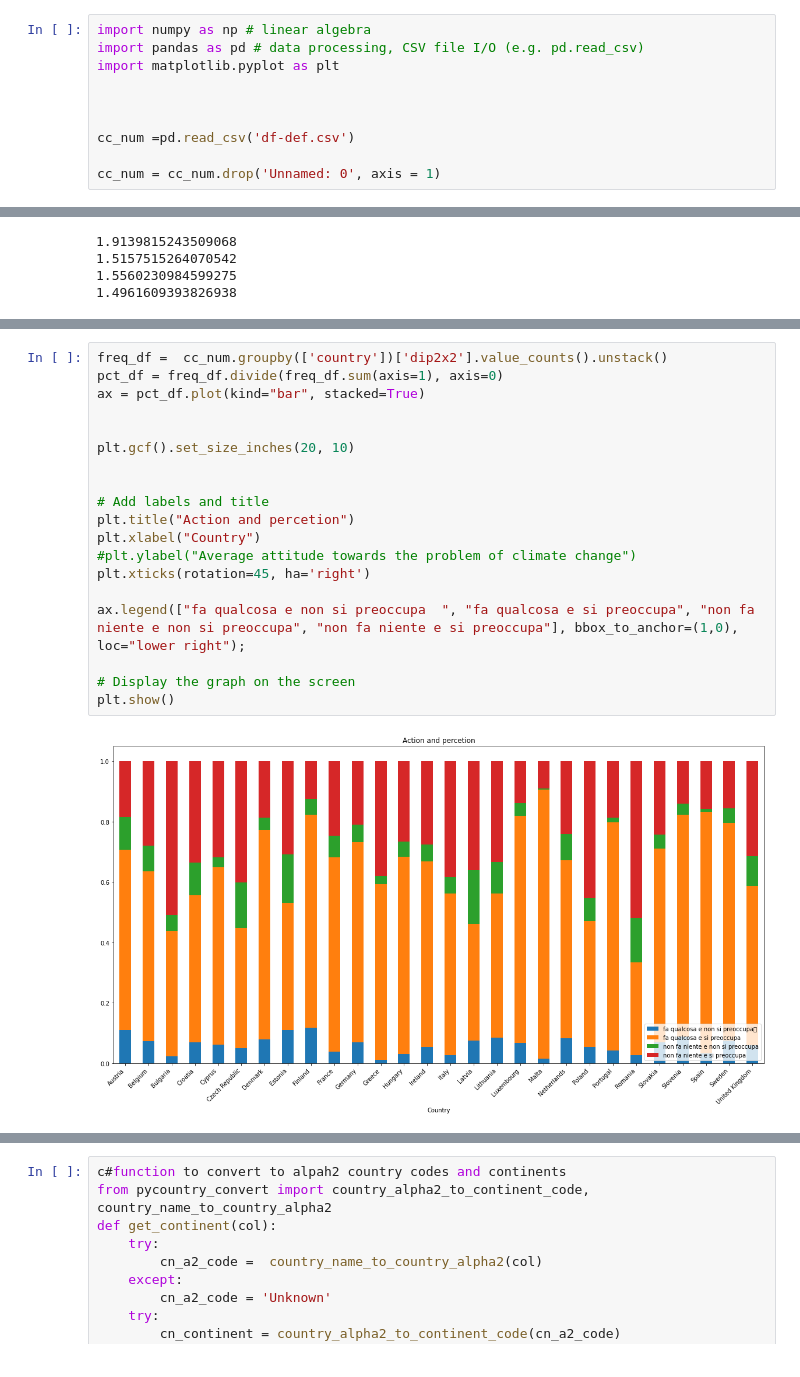
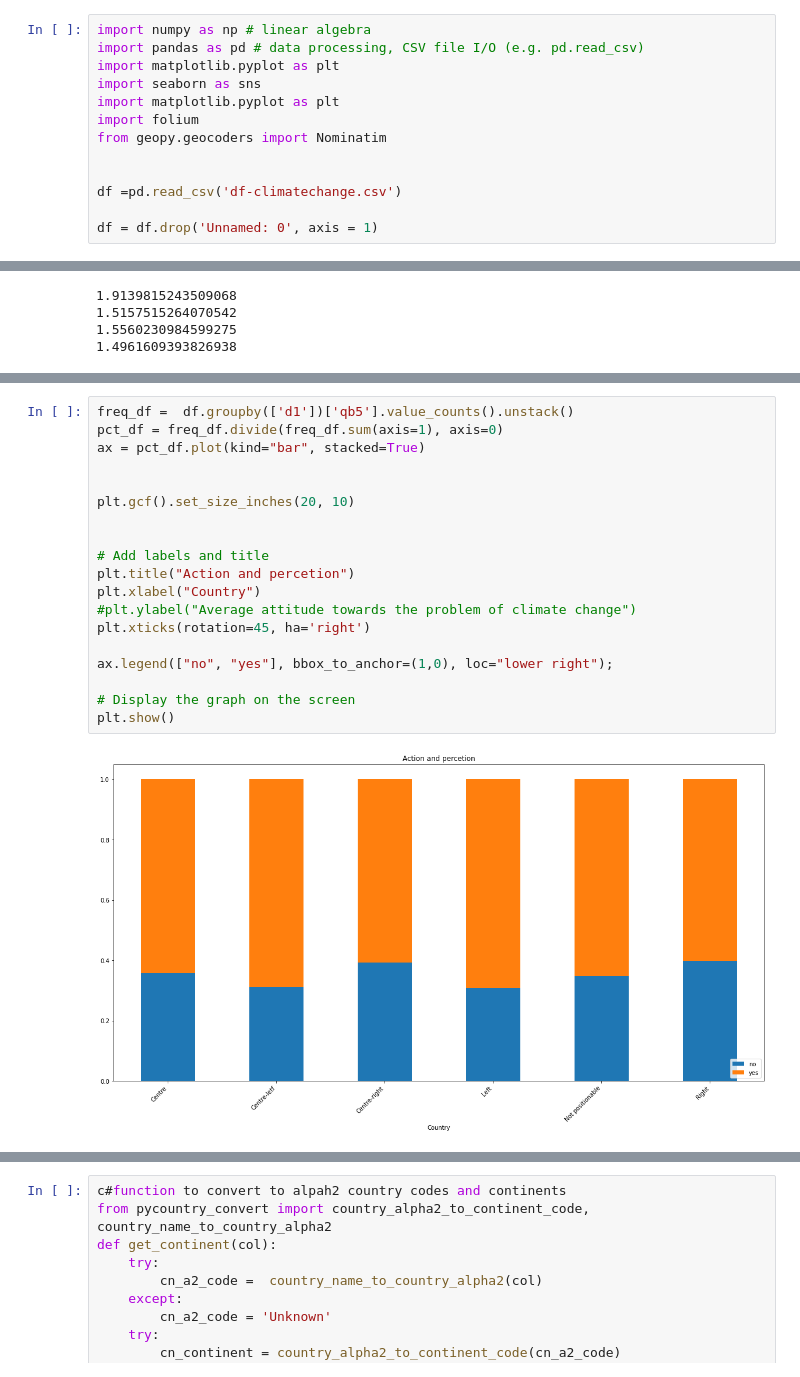
Before and after one commit to claudiagiuspoli/pro-environmental-behaviour, a Jupyter notebook: data viz.ipynb, the cells around one changed output, grey strips where cells are left out. Cells and saved outputs as stored; diff of their text form.

```diff
--- a/data viz.ipynb
+++ b/data viz.ipynb
@@ -2,9 +2,12 @@
 import numpy as np # linear algebra
 import pandas as pd # data processing, CSV file I/O (e.g. pd.read_csv)
 import matplotlib.pyplot as plt
+import seaborn as sns
+import matplotlib.pyplot as plt
+import folium
+from geopy.geocoders import Nominatim
 
 
+df =pd.read_csv('df-climatechange.csv')
 
-cc_num =pd.read_csv('df-def.csv')
-
-cc_num = cc_num.drop('Unnamed: 0', axis = 1)
+df = df.drop('Unnamed: 0', axis = 1)
@@ -437,23 +437,23 @@ plt.show()
 # %% [output]
 [figure]
 # %%
-freq_df =  cc_num.groupby(['country'])['dip2x2'].value_counts().unstack()
+freq_df =  df.groupby(['d1'])['qb5'].value_counts().unstack()
 pct_df = freq_df.divide(freq_df.sum(axis=1), axis=0)
 ax = pct_df.plot(kind="bar", stacked=True)
 
 
 plt.gcf().set_size_inches(20, 10)
 
 
 # Add labels and title
 plt.title("Action and percetion")
 plt.xlabel("Country")
 #plt.ylabel("Average attitude towards the problem of climate change")
 plt.xticks(rotation=45, ha='right')
 
-ax.legend(["fa qualcosa e non si preoccupa	", "fa qualcosa e si preoccupa", "non fa niente e non si preoccupa", "non fa niente e si preoccupa"], bbox_to_anchor=(1,0), loc="lower right");
+ax.legend(["no", "yes"], bbox_to_anchor=(1,0), loc="lower right");
 
 # Display the graph on the screen
 plt.show()
 # %% [output]
-[figure, old version]
+[figure, new version]
```
Also changed, not shown: parts of 54 cells of this notebook, 8 other files.
